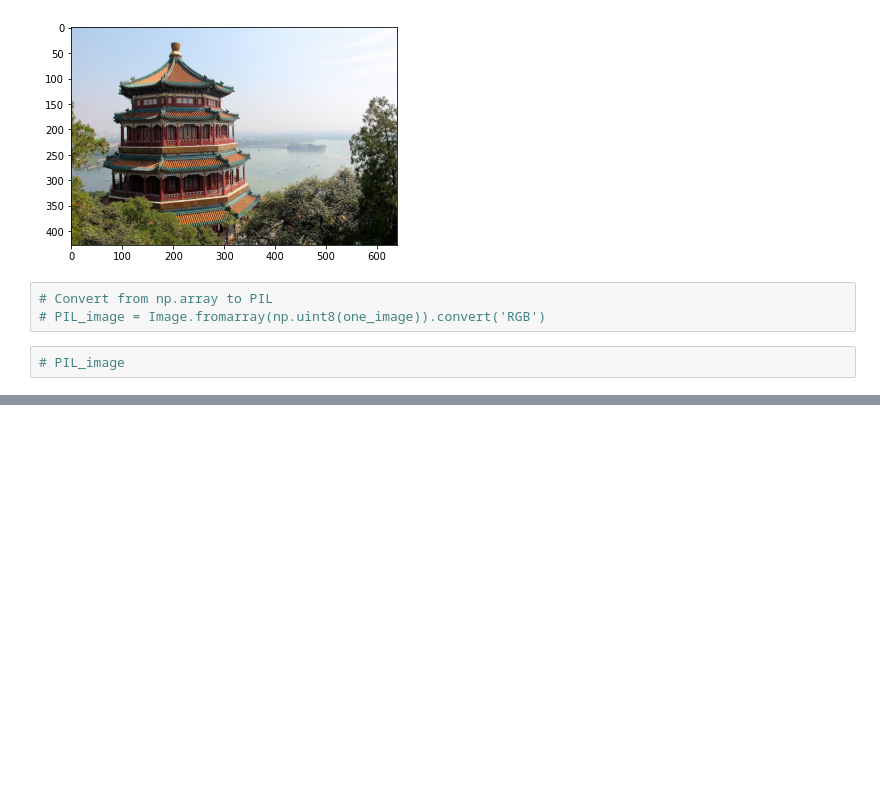
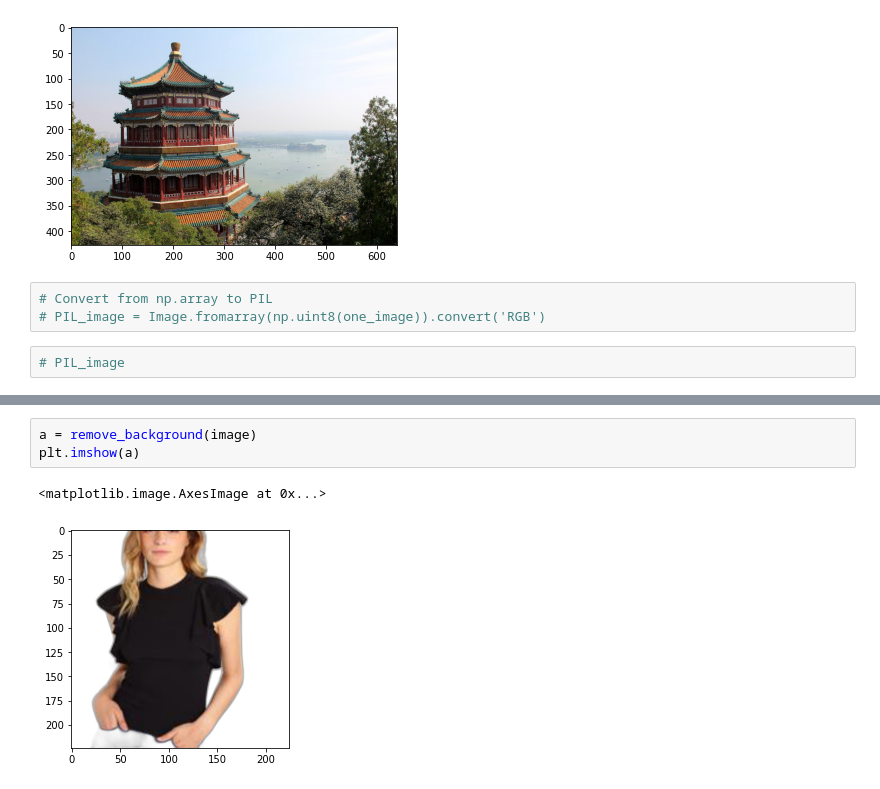
Before and after one commit to hasibzunair/plugnplay, a Jupyter notebook: resusable/test.ipynb, the cells around one changed output, grey strips where cells are left out. Cells and saved outputs as stored; diff of their text form; blank space fills up the shorter version.

Commit message:
add remove background script

```diff
--- a/resusable/test.ipynb
+++ b/resusable/test.ipynb
@@ -36,0 +37,6 @@ plt.imshow(image)
+# %%
+a = remove_background(image)
+plt.imshow(a)
+# %% [output]
+<matplotlib.image.AxesImage at 0x...>
+[figure, added]
```
Also changed, not shown: parts of 3 cells of this notebook, 1 other file.
